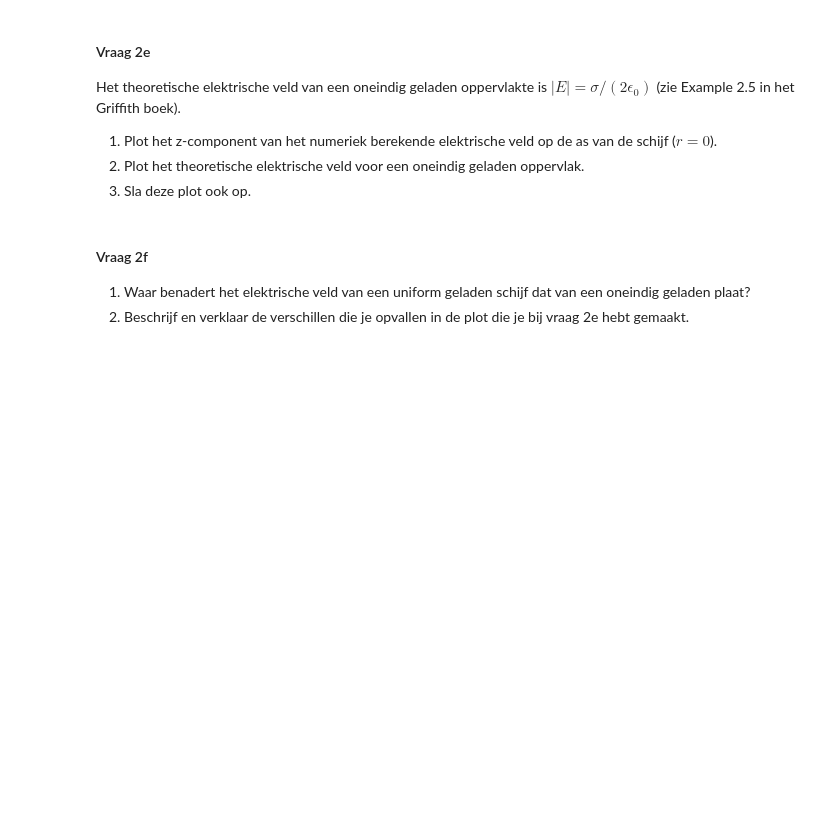
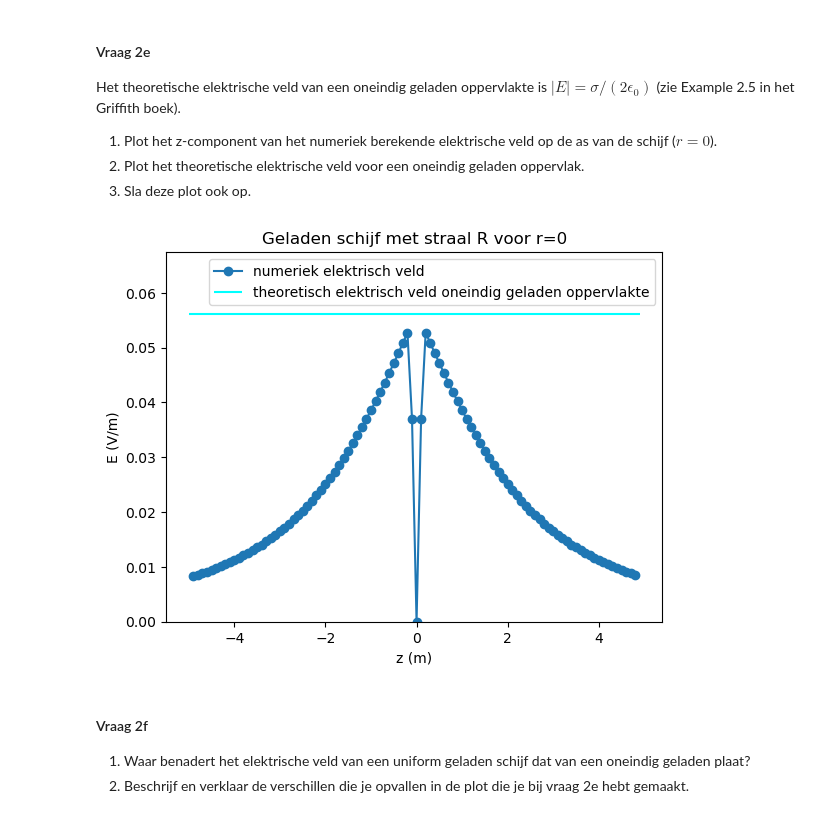
Before and after one commit to AnnetMoeleker/opdrachten-DEF-D, a Jupyter notebook: DigitaleOntwerpopdrachten/1CondensatorOpdracht/CondensatorOntwerpopdracht.ipynb, the cells around one changed output. Drawn from its saved outputs; the diff is of its cells as text; code cells hidden in the pictures; blank space fills up the shorter version.

```diff
--- a/DigitaleOntwerpopdrachten/1CondensatorOpdracht/CondensatorOntwerpopdracht.ipynb
+++ b/DigitaleOntwerpopdrachten/1CondensatorOpdracht/CondensatorOntwerpopdracht.ipynb
@@ -287,9 +301,24 @@ Het theoretische elektrische veld van een oneindig geladen oppervlakte is $|E| =
 2. Plot het theoretische elektrische veld voor een oneindig geladen oppervlak.
 3. Sla deze plot ook op.
 # %%
-###
-###Hier jouw code###
-###
+#opdracht 1
+normE_r0 = normE[:,0] #array voor norm van elektrisch veld op r=0 voor verschillende z
+#opdracht 2
+E_r0 = (sigma/(2*epsilon0))
+
+#grafiek
+plt.figure()
+plt.title(f"Geladen schijf met straal R voor r=0")
+plt.xlabel("z (m)")
+plt.ylabel("E (V/m)")
+plt.ylim(0,E_r0*1.2)
+plt.plot(z_for_E, normE_r0, "o-", label="numeriek elektrisch veld") #opdracht 1
+plt.hlines(E_r0, min(z), max(z), color='cyan',label="theoretisch elektrisch veld oneindig geladen oppervlakte") #opdracht 2
+plt.legend()
+plt.savefig('figures/2e_potentiaal_schijf_r0.png')  #opdracht 3
+plt.show()
+# %% [output]
+[figure, added]
 # %% [markdown]
 #### Vraag 2f
 1. Waar benadert het elektrische veld van een uniform geladen schijf dat van een oneindig geladen plaat?
```
Also changed, not shown: parts of 5 cells of this notebook, 6 other files.
